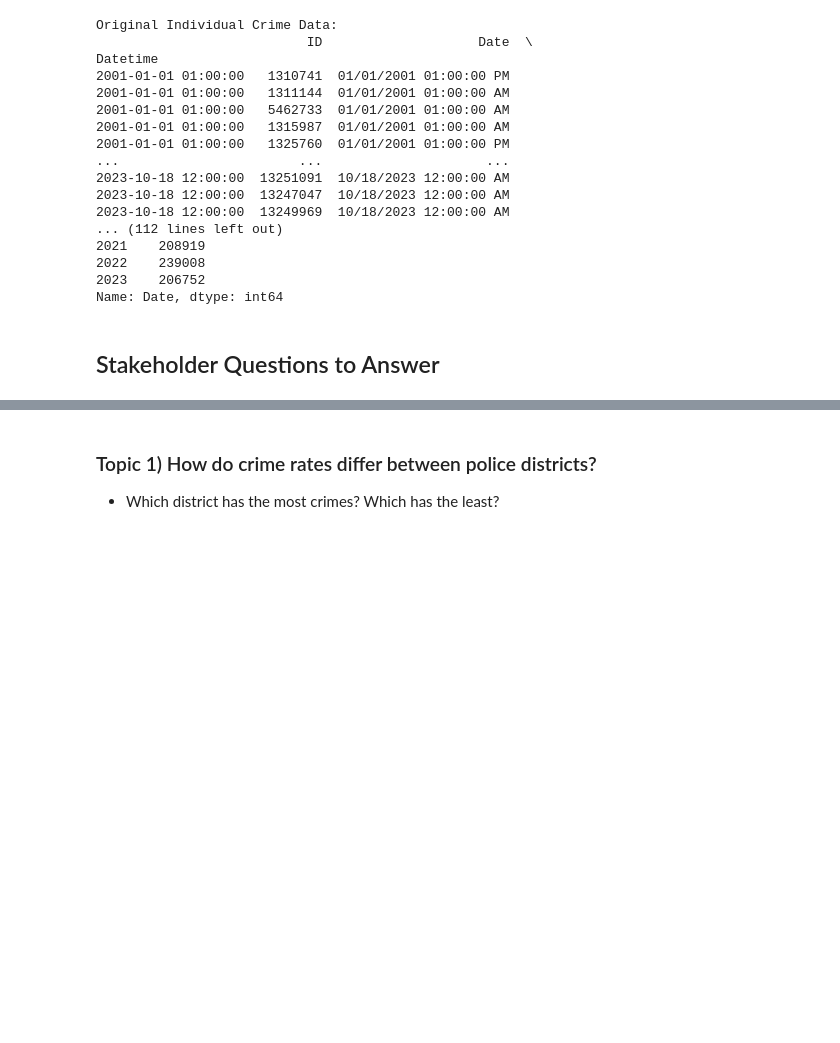
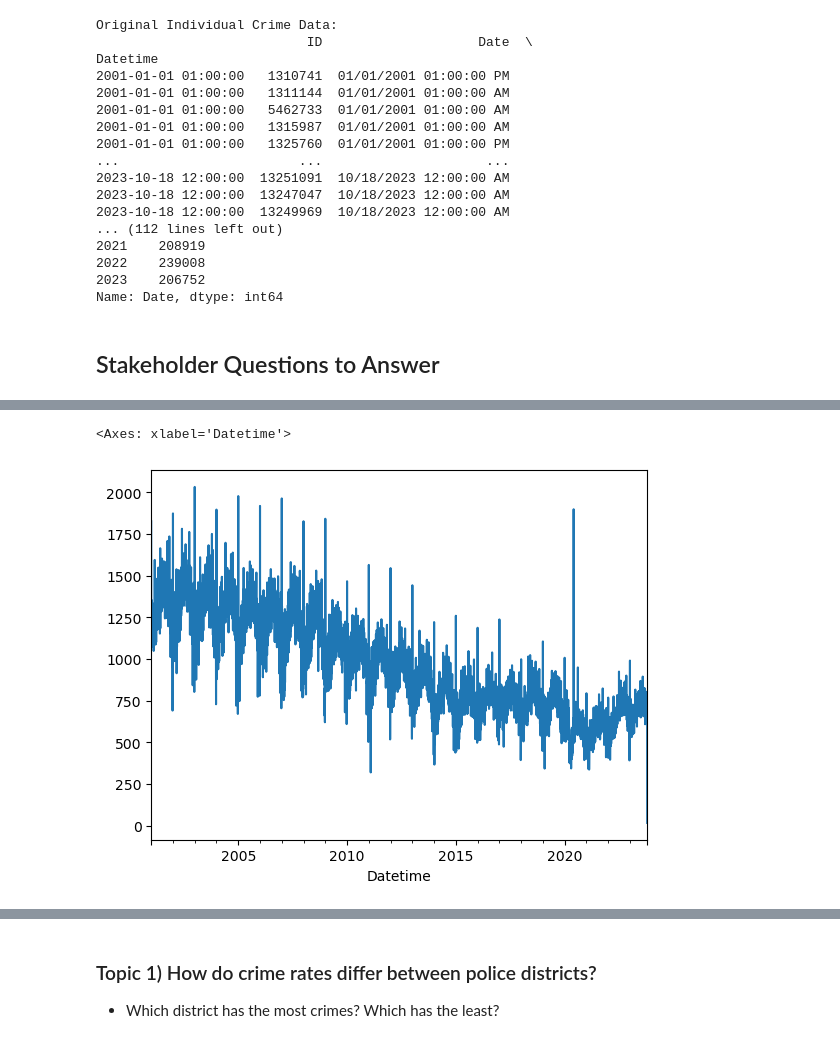
Before and after one commit to A-Kutscher/Chicago-Crime-Data, a Jupyter notebook: Chicago Crime Data -- AK.ipynb, the cells around one changed output, grey strips where cells are left out. Saved outputs shown, nothing was run; the diff lists cells and outputs as text; code cells hidden in the pictures; blank space fills up the shorter version.

```diff
--- a/Chicago Crime Data -- AK.ipynb
+++ b/Chicago Crime Data -- AK.ipynb
@@ -364,0 +401,4 @@ us_holidays = country_holidays('US')
+# %%
+# Getting holidays for a specific subdivision
+il_holidays = country_holidays('US', subdiv='IL')
+il_holidays
@@ -364,0 +407,5 @@ us_holidays = country_holidays('US')
+# %%
+# Saving both holiday types as columns
+chicago_final["US Holiday"] = [us_holidays.get(day) for day in df['Date']]
+chicago_final['IL Holiday'] = [il_holidays.get(day) for day in df['Date']]
+chicago_final.head()
@@ -364,0 +462,4 @@ us_holidays = country_holidays('US')
+# %%
+# Saving a binary is holiday feature
+chicago_final['Is_Holiday'] = chicago_final['US Holiday'].notna()
+chicago_final['Is_Holiday'].value_counts()
@@ -365,3 +470,10 @@ us_holidays = country_holidays('US')
+# %%
+# Create a DataFrame with daily crime counts
+timeseries = chicago_final.resample('D').size()
+daily_crime_data = pd.DataFrame({'Date': timeseries.index, 'CrimeCount': timeseries.values})
+
+# Add a 'Datetime' column with a time component set to midnight
+daily_crime_data['Datetime'] = daily_crime_data['Date'].dt.normalize()
 # %%
 # Add an 'IsHoliday' column indicating whether each date is a holiday
 daily_crime_data['IsHoliday'] = daily_crime_data['Date'].dt.date.apply(lambda x: x in us_holidays)
@@ -400,0 +524,6 @@ Name: Date, dtype: int64
+# %%
+# Plot timeseries
+timeseries.plot()
+# %% [output]
+<Axes: xlabel='Datetime'>
+[figure, added]
```
Also changed, not shown: parts of 37 cells of this notebook.
